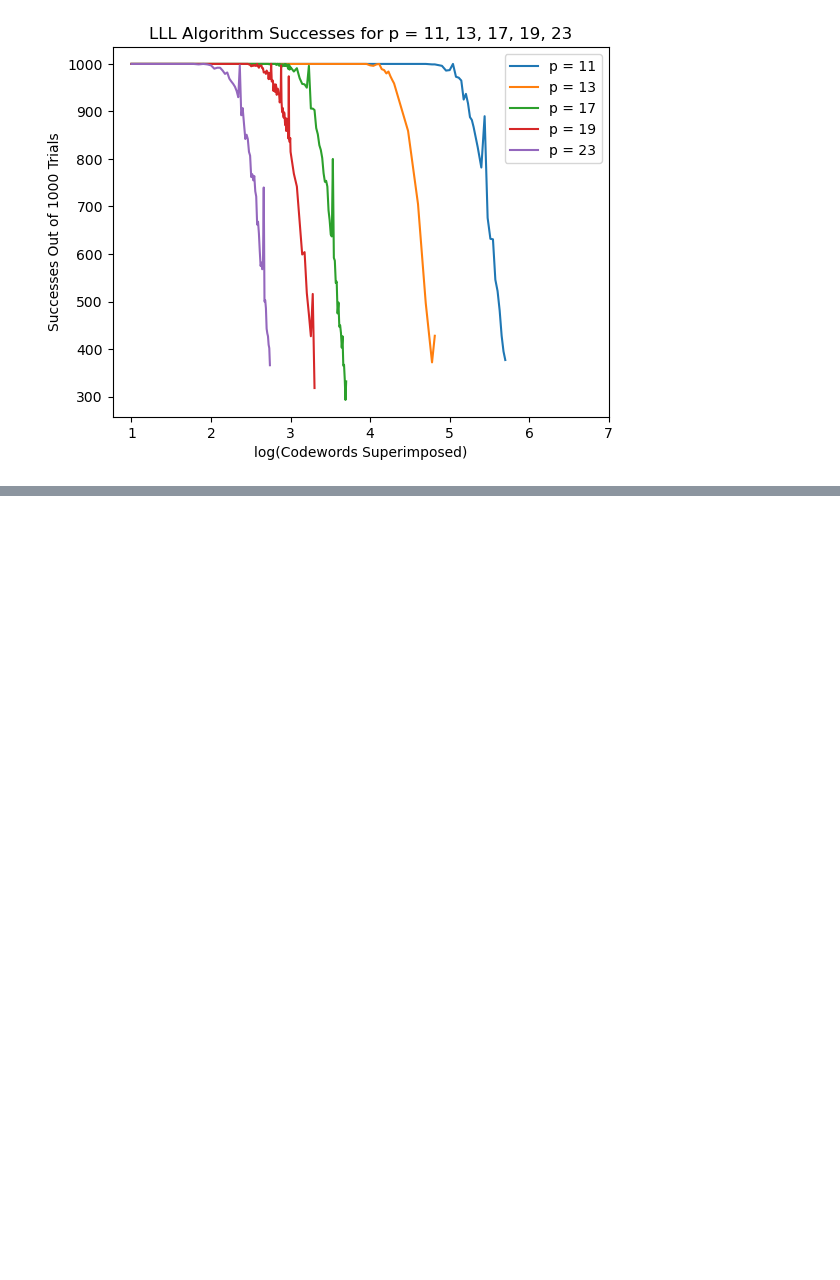
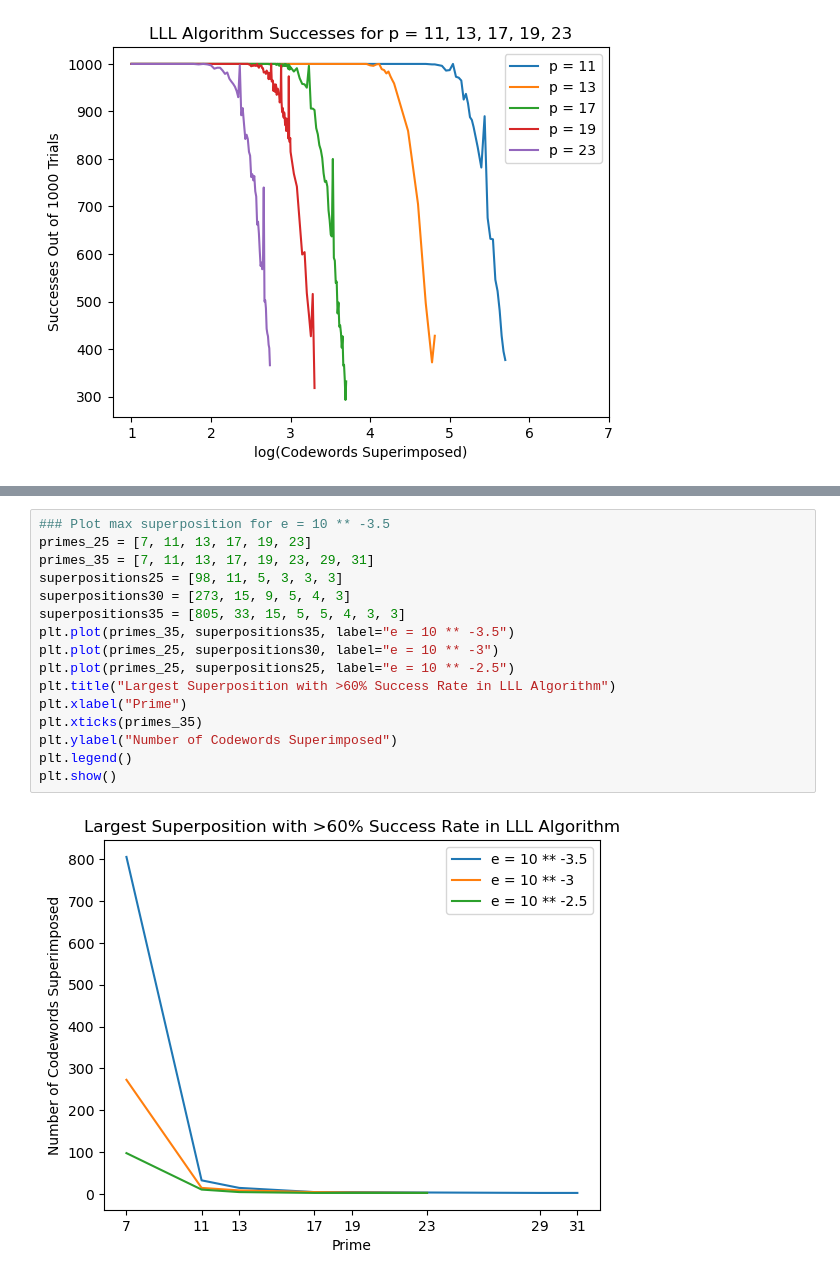
Before and after one commit to Dillybar3141/Cyclotomic-Integer-Approximation, a Jupyter notebook: lll.ipynb, the cells around one changed output, grey strips where cells are left out. Cells and saved outputs as stored; diff of their text form; blank space fills up the shorter version.

```diff
--- a/lll.ipynb
+++ b/lll.ipynb
@@ -294,0 +338,18 @@ plt.show()
+# %%
+### Plot max superposition for e = 10 ** -3.5
+primes_25 = [7, 11, 13, 17, 19, 23]
+primes_35 = [7, 11, 13, 17, 19, 23, 29, 31]
+superpositions25 = [98, 11, 5, 3, 3, 3]
+superpositions30 = [273, 15, 9, 5, 4, 3]
+superpositions35 = [805, 33, 15, 5, 5, 4, 3, 3]
+plt.plot(primes_35, superpositions35, label="e = 10 ** -3.5")
+plt.plot(primes_25, superpositions30, label="e = 10 ** -3")
+plt.plot(primes_25, superpositions25, label="e = 10 ** -2.5")
+plt.title("Largest Superposition with >60% Success Rate in LLL Algorithm")
+plt.xlabel("Prime")
+plt.xticks(primes_35)
+plt.ylabel("Number of Codewords Superimposed")
+plt.legend()
+plt.show()
+# %% [output]
+[figure, added]
```
Also changed, not shown: parts of 5 cells of this notebook.
